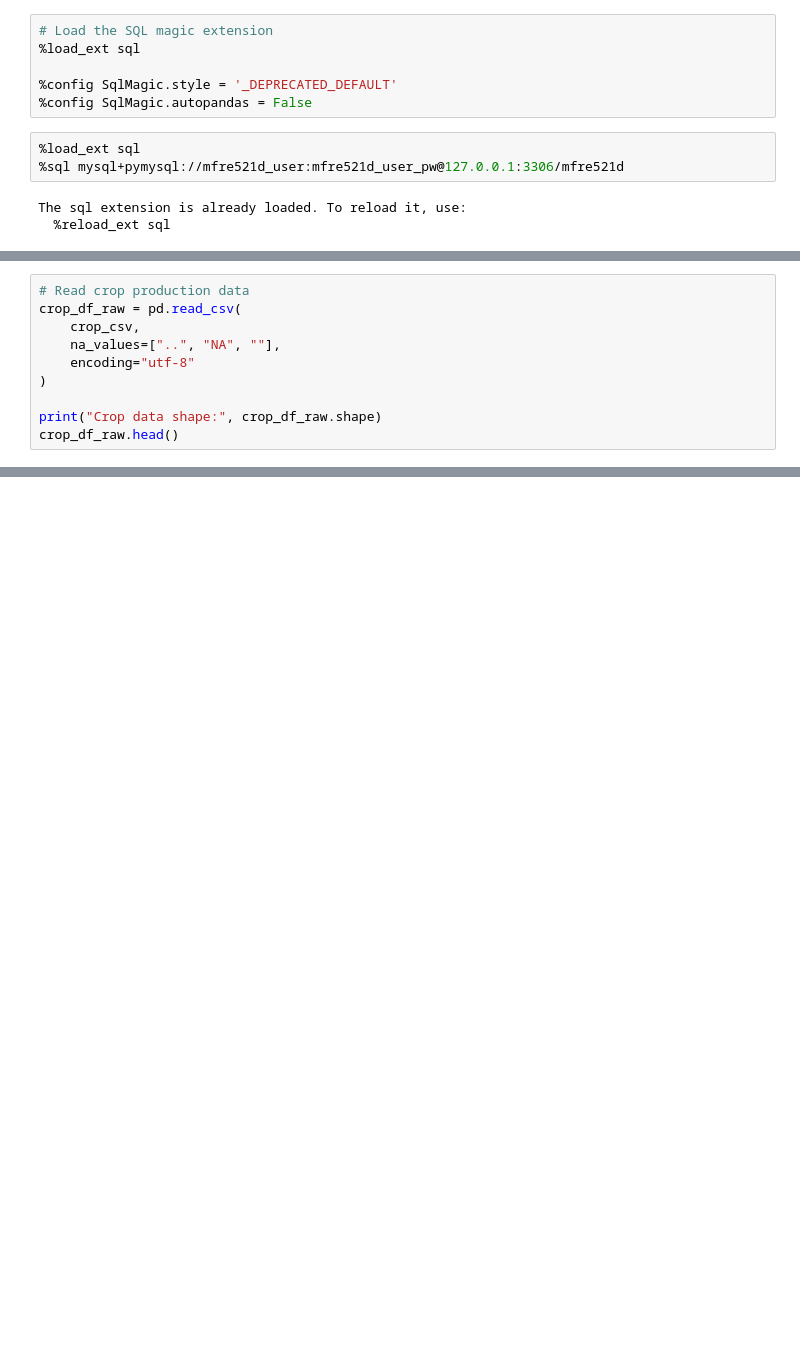
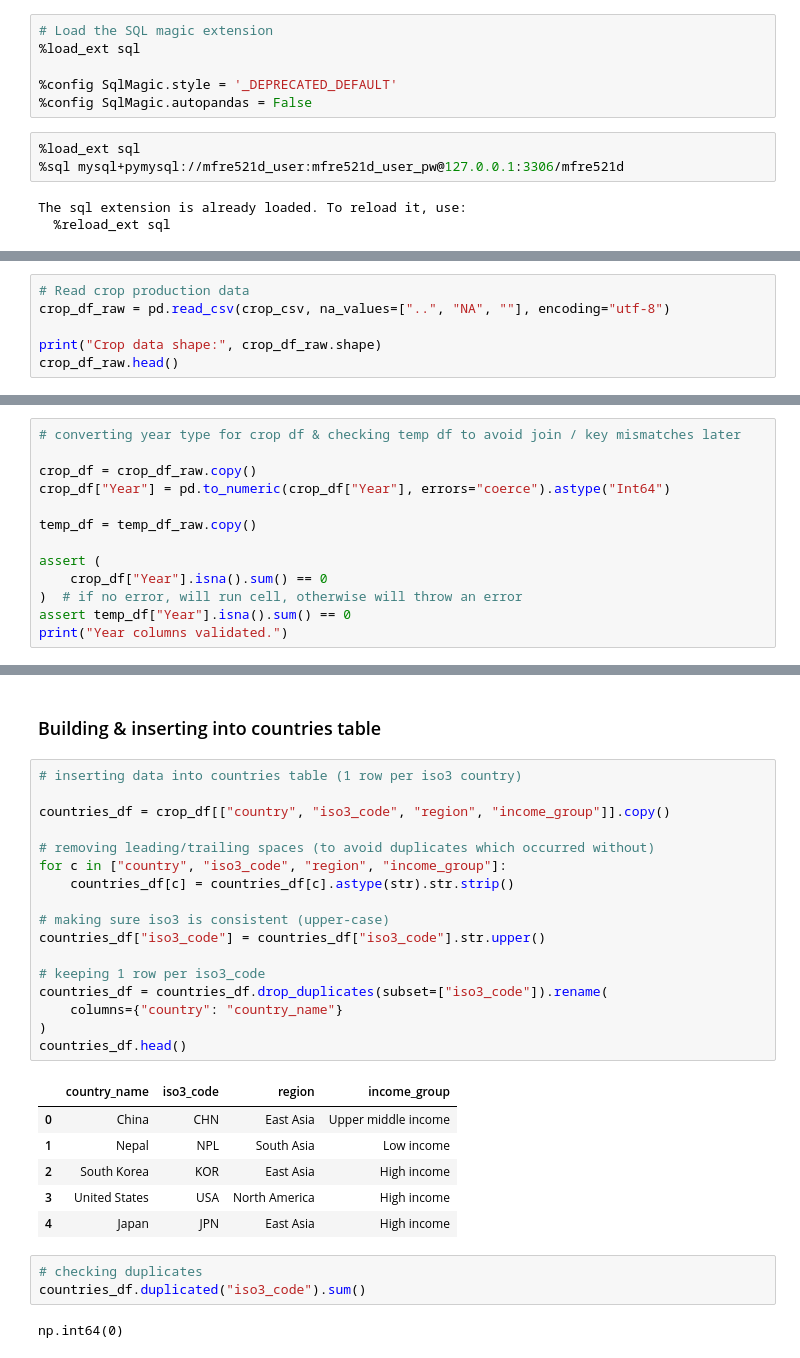
Before and after one commit to clareubc/521d_assignment, a Jupyter notebook: notebooks/assignment1.ipynb, the cells around one changed output, grey strips where cells are left out. Saved outputs shown, nothing was run; the diff lists cells and outputs as text; blank space fills up the shorter version.

```diff
--- a/notebooks/assignment1.ipynb
+++ b/notebooks/assignment1.ipynb
@@ -183,11 +195,7 @@ Crop CSV exists: True
 Temp CSV exists: True
 # %%
 # Read crop production data
-crop_df_raw = pd.read_csv(
-    crop_csv,
-    na_values=["..", "NA", ""],
-    encoding="utf-8"
-)
+crop_df_raw = pd.read_csv(crop_csv, na_values=["..", "NA", ""], encoding="utf-8")
 
 print("Crop data shape:", crop_df_raw.shape)
 crop_df_raw.head()
@@ -219,0 +273,13 @@ Temperature data shape: (1137, 15)
+# %%
+# converting year type for crop df & checking temp df to avoid join / key mismatches later
+
+crop_df = crop_df_raw.copy()
+crop_df["Year"] = pd.to_numeric(crop_df["Year"], errors="coerce").astype("Int64")
+
+temp_df = temp_df_raw.copy()
+
+assert (
+    crop_df["Year"].isna().sum() == 0
+)  # if no error, will run cell, otherwise will throw an error
+assert temp_df["Year"].isna().sum() == 0
+print("Year columns validated.")
@@ -219,0 +711,31 @@ Temperature data shape: (1137, 15)
+# %% [markdown]
+### Building & inserting into countries table
+# %%
+# inserting data into countries table (1 row per iso3 country)
+
+countries_df = crop_df[["country", "iso3_code", "region", "income_group"]].copy()
+
+# removing leading/trailing spaces (to avoid duplicates which occurred without)
+for c in ["country", "iso3_code", "region", "income_group"]:
+    countries_df[c] = countries_df[c].astype(str).str.strip()
+
+# making sure iso3 is consistent (upper-case)
+countries_df["iso3_code"] = countries_df["iso3_code"].str.upper()
+
+# keeping 1 row per iso3_code
+countries_df = countries_df.drop_duplicates(subset=["iso3_code"]).rename(
+    columns={"country": "country_name"}
+)
+countries_df.head()
+# %% [output]
+|  | country_name | iso3_code | region | income_group |
+| 0 | China | CHN | East Asia | Upper middle income |
+| 1 | Nepal | NPL | South Asia | Low income |
+| 2 | South Korea | KOR | East Asia | High income |
+| 3 | United States | USA | North America | High income |
+| 4 | Japan | JPN | East Asia | High income |
+# %%
+# checking duplicates
+countries_df.duplicated("iso3_code").sum()
+# %% [output]
+np.int64(0)
```
Also changed, not shown: parts of 57 cells of this notebook.
